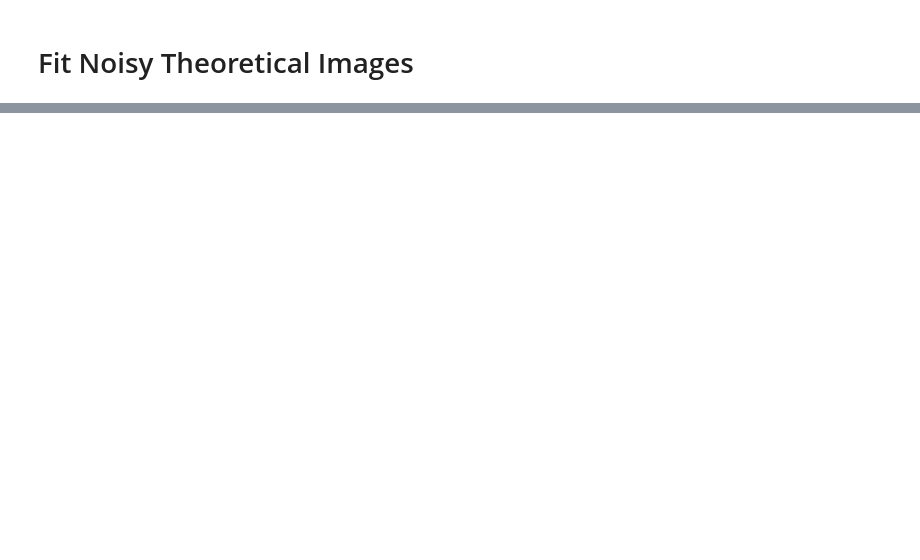
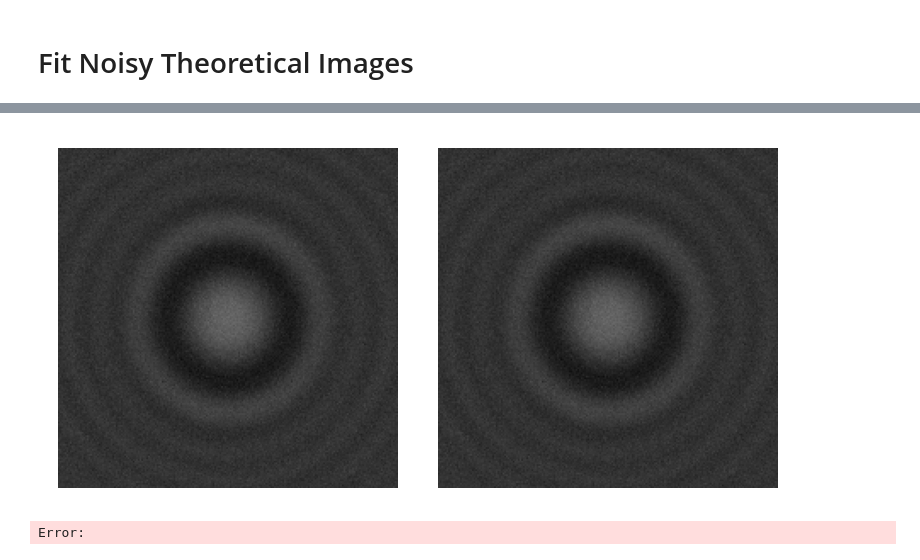
Before and after one commit to nicofares/save_codes, a Jupyter notebook: holopy/testholopy4chlamys_terter.ipynb, the cells around one changed output, grey strips where cells are left out. Drawn from its saved outputs; the diff is of its cells as text; code cells hidden in the pictures; blank space fills up the shorter version.

```diff
--- a/holopy/testholopy4chlamys_terter.ipynb
+++ b/holopy/testholopy4chlamys_terter.ipynb
@@ -791,0 +1028,27 @@ CalledProcessError: Command '['mpiexec', '-n', '10', 'adda_mpi', '-scat_matr', '
+# %%
+# Crop
+
+hc = 200
+xc, yc = h//2, h//2
+
+# holo_c = copy.deepcopy(holo)
+
+# Crop
+holo_c = subimage(holo, [h//2,h//2], hc)
+# holo_c = copy.deepcopy(holo)
+holo_c = normalize(holo_c)
+# %%
+fig, axes = plt.subplots(1, 2, figsize=(10/2.54, 5/2.54))
+
+vmin, vmax = 0, 5
+
+axes[0].imshow(holo.data, cmap='gray', vmin=vmin, vmax=vmax)
+axes[1].imshow(holo_c.data, cmap='gray', vmin=vmin, vmax=vmax)
+
+for i in range(len(axes)):
+    axes[i].axis('off')
+
+plt.tight_layout()
+plt.show()
+# %% [output]
+[figure, added]
@@ -791,0 +1075,7 @@ CalledProcessError: Command '['mpiexec', '-n', '10', 'adda_mpi', '-scat_matr', '
+# %%
+%%time
+
+# Fit
+fit_result = hp.fit(holo_c, guess_scatterer, strategy=fit_strategy, parameters=parameters_to_fit)
+# %% [output]
+Error:
```
Also changed, not shown: parts of 51 cells of this notebook, 4 other files.
